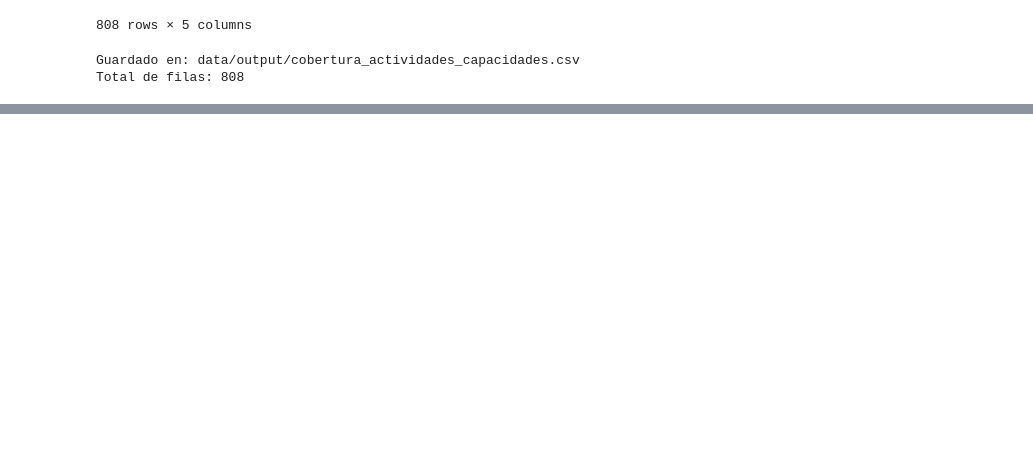
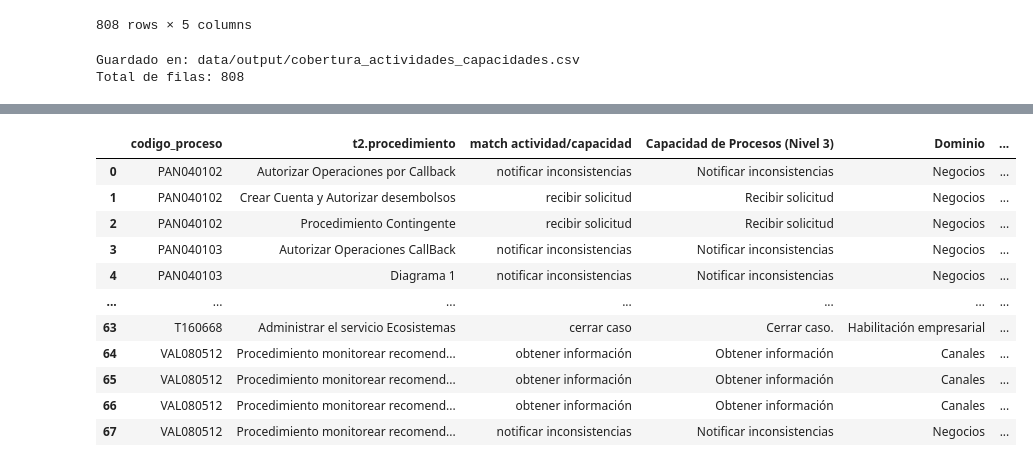
Before and after one commit to lmmolina1/ejercicio_banco, a Jupyter notebook: validador_proc_arquetipos.ipynb, the cells around one changed output, grey strips where cells are left out. Saved outputs shown, nothing was run; the diff lists cells and outputs as text; code cells hidden in the pictures; blank space fills up the shorter version.

```diff
--- a/validador_proc_arquetipos.ipynb
+++ b/validador_proc_arquetipos.ipynb
@@ -422,0 +486,74 @@ Total de filas: 808
+# %%
+import pandas as pd, os
+
+# ── Guards ────────────────────────────────────────────────────────────────────
+if 'df_act' not in vars():
+    df_act = pd.read_csv('data/query_actividades_proc_q_actual.csv', dtype=str)
+    print("(df_act recargado desde CSV)")
+
+if 'df_actividades_con_match' not in vars():
+    df_actividades_con_match = pd.read_csv('data/output/actividades_con_match.csv', dtype=str)
+    print("(df_actividades_con_match cargado desde data/output/actividades_con_match.csv)")
+
+if 'df_cap' not in vars():
+    df_cap = pd.read_csv('data/mapa_capacidades.csv', dtype=str, encoding='utf-8-sig')
+    print("(df_cap recargado desde CSV)")
+
+# ── 1. Normalización ──────────────────────────────────────────────────────────
+def _norm(texto):
+    if pd.isna(texto) or not str(texto).strip():
+        return ''
+    return str(texto).strip().lower().rstrip('.')
+
+# ── 2. Excluir actividades ya cubiertas en el paso 4b ────────────────────────
+matched_acts = set(df_actividades_con_match['match de actividad encontrada'].unique())
+
+df_sin_cobertura = (
+    df_act[['codigo_proceso', 't2.procedimiento', 't2.actividad']]
+    [~df_act['t2.actividad'].isin(matched_acts)]
+    .drop_duplicates()
+    .reset_index(drop=True)
+)
+
+print(f"Actividades únicas totales:           {df_act['t2.actividad'].nunique()}")
+print(f"Ya cubiertas (paso 4b):               {len(matched_acts)}")
+print(f"Sin cobertura (a buscar en mapa):     {df_sin_cobertura['t2.actividad'].nunique()}")
+
+# ── 3. Preparar mapa de capacidades normalizado ───────────────────────────────
+_cap_cols = ['Capacidad de Procesos (Nivel 3)', 'Dominio',
+             'Subdominio Nivel 1', 'Subdominio Nivel 2', 'Arquetipos Relacionado']
+
+df_cap_norm = (
+    df_cap[_cap_cols]
+    .dropna(subset=['Capacidad de Procesos (Nivel 3)'])
+    .drop_duplicates()
+    .assign(_cap_norm=lambda x: x['Capacidad de Procesos (Nivel 3)'].apply(_norm))
+)
+
+# ── 4. Match exacto normalizado ───────────────────────────────────────────────
+df_sin_cobertura = df_sin_cobertura.assign(
+    _act_norm=lambda x: x['t2.actividad'].apply(_norm)
+)
+
+df_cumplimiento_parcial = (
+    df_sin_cobertura
+    .merge(df_cap_norm, left_on='_act_norm', right_on='_cap_norm', how='inner')
+    .rename(columns={'t2.actividad': 'match actividad/capacidad'})
+    [['codigo_proceso', 't2.procedimiento', 'match actividad/capacidad',
+      'Capacidad de Procesos (Nivel 3)', 'Dominio',
+      'Subdominio Nivel 1', 'Subdominio Nivel 2', 'Arquetipos Relacionado']]
+    .drop_duplicates()
+    .sort_values(['codigo_proceso', 't2.procedimiento'])
+    .reset_index(drop=True)
+)
+
+# ── 5. Persistir ──────────────────────────────────────────────────────────────
+os.makedirs('data/output', exist_ok=True)
+output_path = 'data/output/cumplimient_parcial_capacidades.csv'
+df_cumplimiento_parcial.to_csv(output_path, index=False, encoding='utf-8')
+
+print(f"Nuevos matches encontrados:           {len(df_cumplimiento_parcial)}")
+print(f"Procesos con nuevos matches:          {df_cumplimiento_parcial['codigo_proceso'].nunique()}")
+print(f"Guardado en: {output_path}")
+df_cumplimiento_parcial
+# %% [output]
@@ -422,0 +566,12 @@ Total de filas: 808
+|  | codigo_proceso | t2.procedimiento | match actividad/capacidad | Capacidad de Procesos (Nivel 3) | Dominio | ... |
+| 0 | PAN040102 | Autorizar Operaciones por Callback | notificar inconsistencias | Notificar inconsistencias | Negocios | ... |
+| 1 | PAN040102 | Crear Cuenta y Autorizar desembolsos | recibir solicitud | Recibir solicitud | Negocios | ... |
+| 2 | PAN040102 | Procedimiento Contingente | recibir solicitud | Recibir solicitud | Negocios | ... |
+| 3 | PAN040103 | Autorizar Operaciones CallBack | notificar inconsistencias | Notificar inconsistencias | Negocios | ... |
+| 4 | PAN040103 | Diagrama 1 | notificar inconsistencias | Notificar inconsistencias | Negocios | ... |
+| ... | ... | ... | ... | ... | ... | ... |
+| 63 | T160668 | Administrar el servicio Ecosistemas | cerrar caso | Cerrar caso. | Habilitación empresarial | ... |
+| 64 | VAL080512 | Procedimiento monitorear recomend... | obtener información | Obtener información | Canales | ... |
+| 65 | VAL080512 | Procedimiento monitorear recomend... | obtener información | Obtener información | Canales | ... |
+| 66 | VAL080512 | Procedimiento monitorear recomend... | obtener información | Obtener información | Canales | ... |
+| 67 | VAL080512 | Procedimiento monitorear recomend... | notificar inconsistencias | Notificar inconsistencias | Negocios | ... |
```
Also changed, not shown: parts of 13 cells of this notebook, 6 other files.
